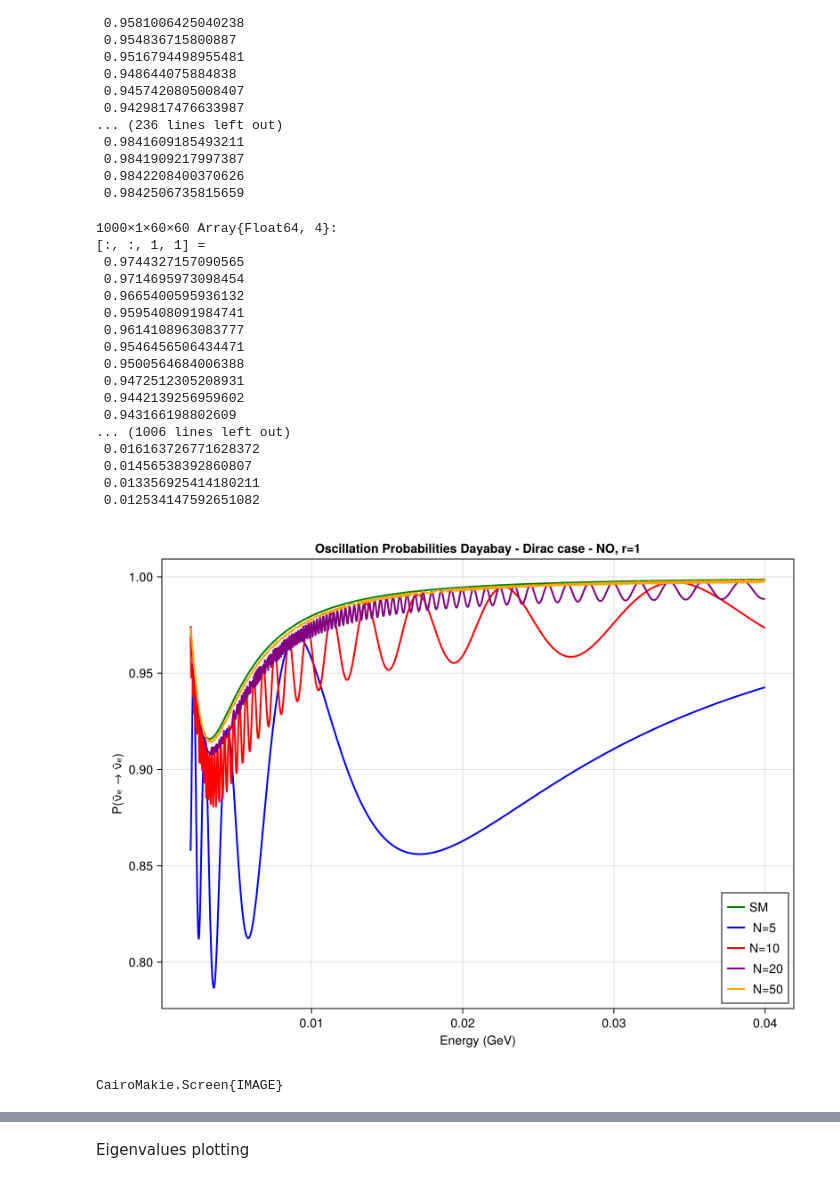
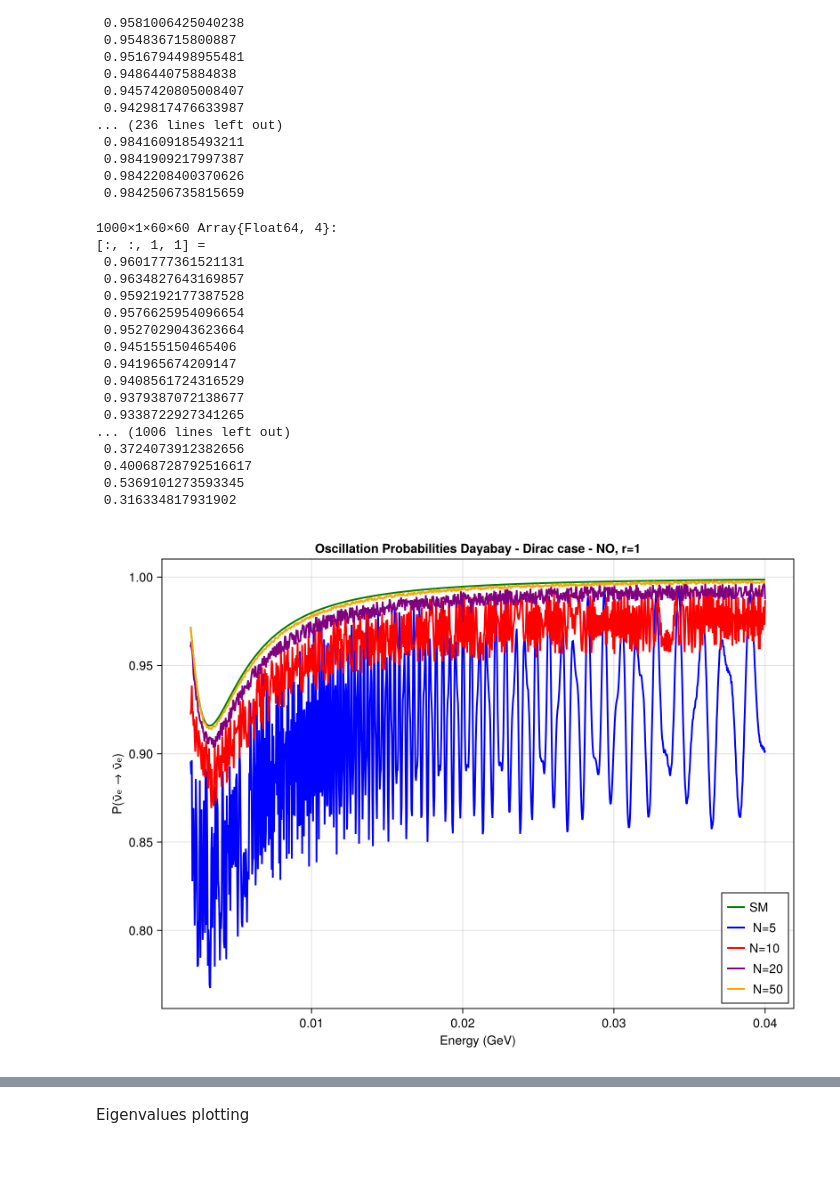
Before and after one commit to philippeller/Newtrinos.jl, a Jupyter notebook: notebooks/dayabay.ipynb, the cells around one changed output, grey strips where cells are left out. Saved outputs shown, nothing was run; the diff lists cells and outputs as text; code cells hidden in the pictures.

```diff
--- a/notebooks/dayabay.ipynb
+++ b/notebooks/dayabay.ipynb
@@ -13,7 +13,7 @@ using Newtrinos
 using Newtrinos.osc
 # %%
 osc_cfg = Newtrinos.osc.OscillationConfig(
-    flavour=Newtrinos.osc.NND(three_flavour=Newtrinos.osc.ThreeFlavour(ordering=:NO)),
+    flavour=Newtrinos.osc.NNM(three_flavour=Newtrinos.osc.ThreeFlavour(ordering=:NO)),
     propagation=Newtrinos.osc.Basic(),
     states=Newtrinos.osc.All(),
     interaction=Newtrinos.osc.SI()
@@ -265,10 +269,10 @@ probab_10 = osc_prob(collect(E_range), L_vec, p_10; anti=true)
 probab_20 = osc_prob(collect(E_range), L_vec, p_20; anti=true)
 probab_50 = osc_prob(collect(E_range), L_vec, p_50; anti=true)
 
-p_0 = merge(p, (N = ftype(20),r= ftype(1e-8),η= ftype(100),))
-p_025 = merge(p,  (N = ftype(20),r= ftype(0.25), η = ftype(100),))
-p_05 = merge(p,  (N = ftype(20),r= ftype(0.5), η = ftype(100),))
-p_1 = merge(p,  (N = ftype(20),r= ftype(1), η = ftype(100),))
+p_0 = merge(p, (N = ftype(20),r= ftype(1e-8),))
+p_025 = merge(p,  (N = ftype(20),r= ftype(0.25),))
+p_05 = merge(p,  (N = ftype(20),r= ftype(0.5),))
+p_1 = merge(p,  (N = ftype(20),r= ftype(1),))
 
 probab_0 = osc_prob(collect(E_range), L_vec, p_0; anti=true)
 probab_025 = osc_prob(collect(E_range), L_vec, p_025; anti=true)
@@ -277,47 +281,46 @@ probab_1 = osc_prob(collect(E_range), L_vec, p_1; anti=true)
 # %% [output]
 1000×1×60×60 Array{Float64, 4}:
 [:, :, 1, 1] =
- 0.9744327157090565
- 0.9714695973098454
- 0.9665400595936132
- 0.9595408091984741
- 0.9614108963083777
- 0.9546456506434471
- 0.9500564684006388
- 0.9472512305208931
- 0.9442139256959602
- 0.943166198802609
+ 0.9601777361521131
+ 0.9634827643169857
+ 0.9592192177387528
+ 0.9576625954096654
+ 0.9527029043623664
+ 0.945155150465406
+ 0.941965674209147
+ 0.9408561724316529
+ 0.9379387072138677
+ 0.9338722927341265
 ... (1006 lines left out)
- 0.016163726771628372
- 0.01456538392860807
- 0.013356925414180211
- 0.012534147592651082
+ 0.3724073912382656
+ 0.40068728792516617
+ 0.5369101273593345
+ 0.316334817931902
 # %%
 using CairoMakie
 # %%
 
 fig = Figure(size=(800, 600))
 ax = Axis(fig[1,1],
     xlabel = "Energy (GeV)",
     ylabel = "P(ν̄ₑ → ν̄ₑ)",
     title = "Oscillation Probabilities Dayabay - Dirac case - NO, r=1"
 )
 
 # Plot the lines
 lines!(ax, E_range, probab_SM[:, 1, 1,1], label="SM", linewidth=2, color=:green)
 lines!(ax, E_range, probab_5[:, 1, 1,1], label=" N=5", linewidth=2, color=:blue)
 lines!(ax, E_range, probab_10[:, 1, 1,1], label="N=10", linewidth=2, color=:red)
 lines!(ax, E_range, probab_20[:, 1,1,1], label=" N=20", linewidth=2, color=:purple)
 lines!(ax, E_range, probab_50[:, 1,1,1], label=" N=50", linewidth=2, color=:orange)
 
 # Add legend and set limits
 axislegend(ax, position=:rb)
-save("/home/sofialon/Newtrinos.jl/plots_NP/new_pert_rfree/osc_dayabay_N_NND_NO_rscale.png", fig)
+#save("/home/sofialon/Newtrinos.jl/plots_NP/new_pert_rfree/osc_dayabay_N_NND_NO_rscale.png", fig)
 
-display(fig)
+display("image/png",fig)
 # %% [output]
-[figure, old version]
+[figure, new version]
-CairoMakie.Screen{IMAGE}
 # %%
 
 fig = Figure(size=(800, 600))
```
Also changed, not shown: parts of 13 cells of this notebook, 10 other files.
